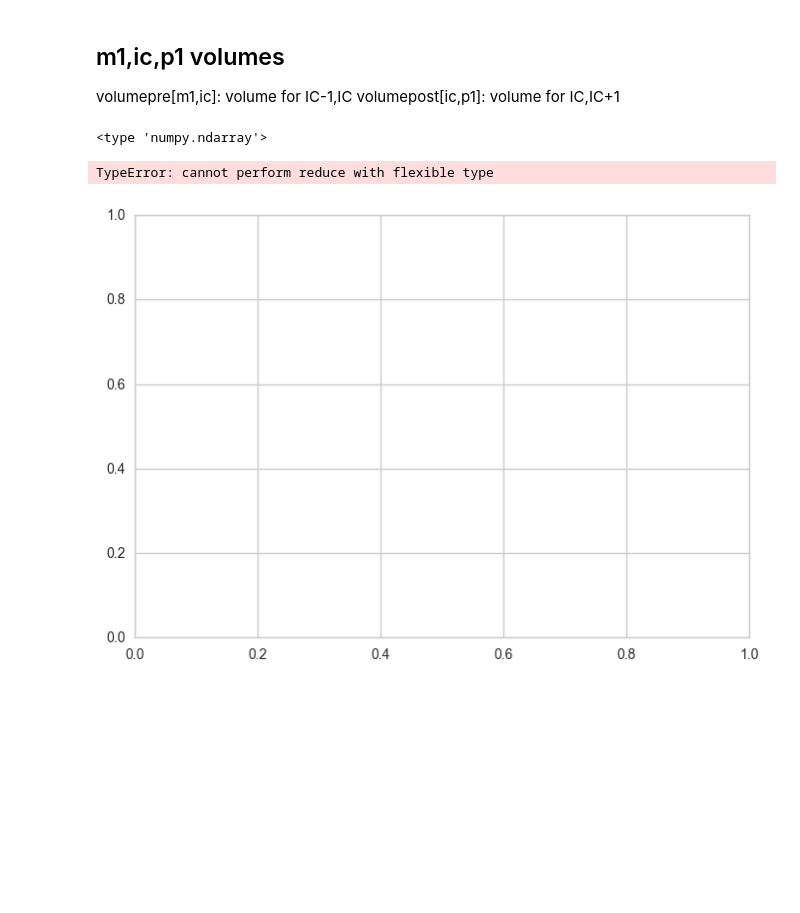
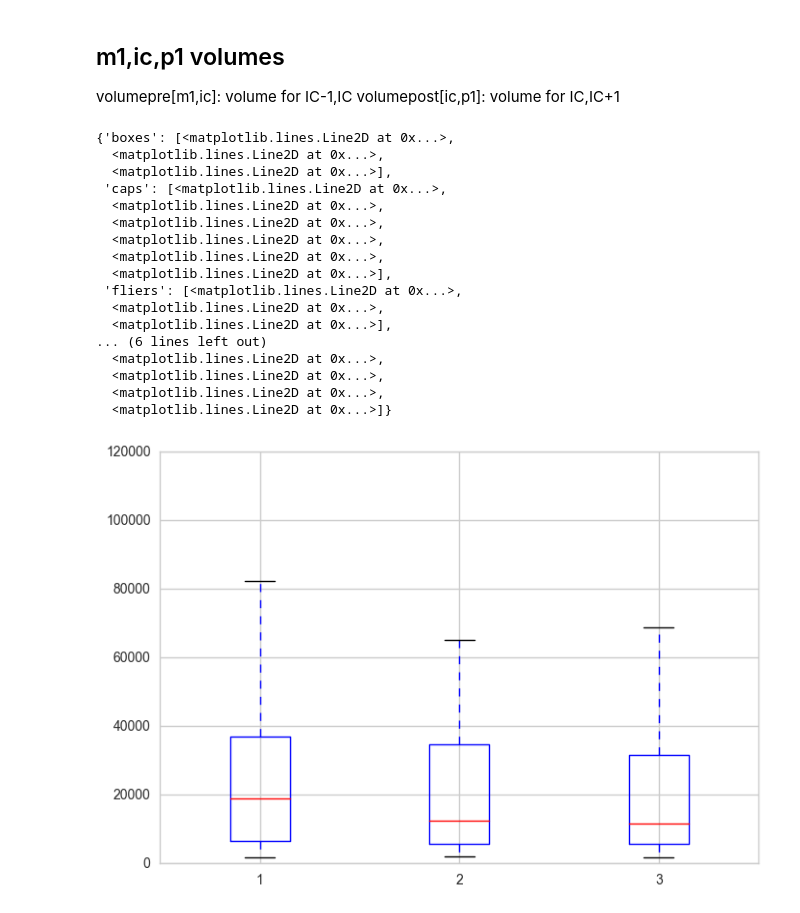
Before and after one commit to FOREXfunguru/FOREX, a Jupyter notebook: Reversal data analysis.ipynb, the cells around one changed output. Saved outputs shown, nothing was run; the diff lists cells and outputs as text; code cells hidden in the pictures; blank space fills up the shorter version.

```diff
--- a/Reversal data analysis.ipynb
+++ b/Reversal data analysis.ipynb
@@ -649,19 +649,31 @@ volumepost[ic,p1]: volume for IC,IC+1
 # %%
 dfList1 = df['volume_pre_[m1,ic]'].tolist()
 dfList2 = df['volume_post_[ic,p1]'].tolist()
 
 data=[]
-v_m1=np.array([l.split(',')[0] for l in dfList1])
-v_ic=np.array([l.split(',')[1] for l in dfList1])
-v_p1=np.array([l.split(',')[1] for l in dfList2])
-print(type(v_m1))
+v_m1=np.array([int(l.split(',')[0]) for l in dfList1])
+v_ic=np.array([int(l.split(',')[1]) for l in dfList1])
+v_p1=np.array([int(l.split(',')[1]) for l in dfList2])
+
 data=[v_m1,v_ic,v_p1]
 
-plt.boxplot(v_m1)
-'''
 plt.boxplot(data)
-'''
 # %% [output]
-<type 'numpy.ndarray'>
+{'boxes': [<matplotlib.lines.Line2D at 0x...>,
+  <matplotlib.lines.Line2D at 0x...>,
+  <matplotlib.lines.Line2D at 0x...>],
+ 'caps': [<matplotlib.lines.Line2D at 0x...>,
+  <matplotlib.lines.Line2D at 0x...>,
+  <matplotlib.lines.Line2D at 0x...>,
+  <matplotlib.lines.Line2D at 0x...>,
+  <matplotlib.lines.Line2D at 0x...>,
+  <matplotlib.lines.Line2D at 0x...>],
+ 'fliers': [<matplotlib.lines.Line2D at 0x...>,
+  <matplotlib.lines.Line2D at 0x...>,
+  <matplotlib.lines.Line2D at 0x...>],
+... (6 lines left out)
+  <matplotlib.lines.Line2D at 0x...>,
+  <matplotlib.lines.Line2D at 0x...>,
+  <matplotlib.lines.Line2D at 0x...>,
+  <matplotlib.lines.Line2D at 0x...>]}
-TypeError: cannot perform reduce with flexible type
-[figure, old version]
+[figure, new version]
```
Also changed, not shown: parts of 2 cells of this notebook.
